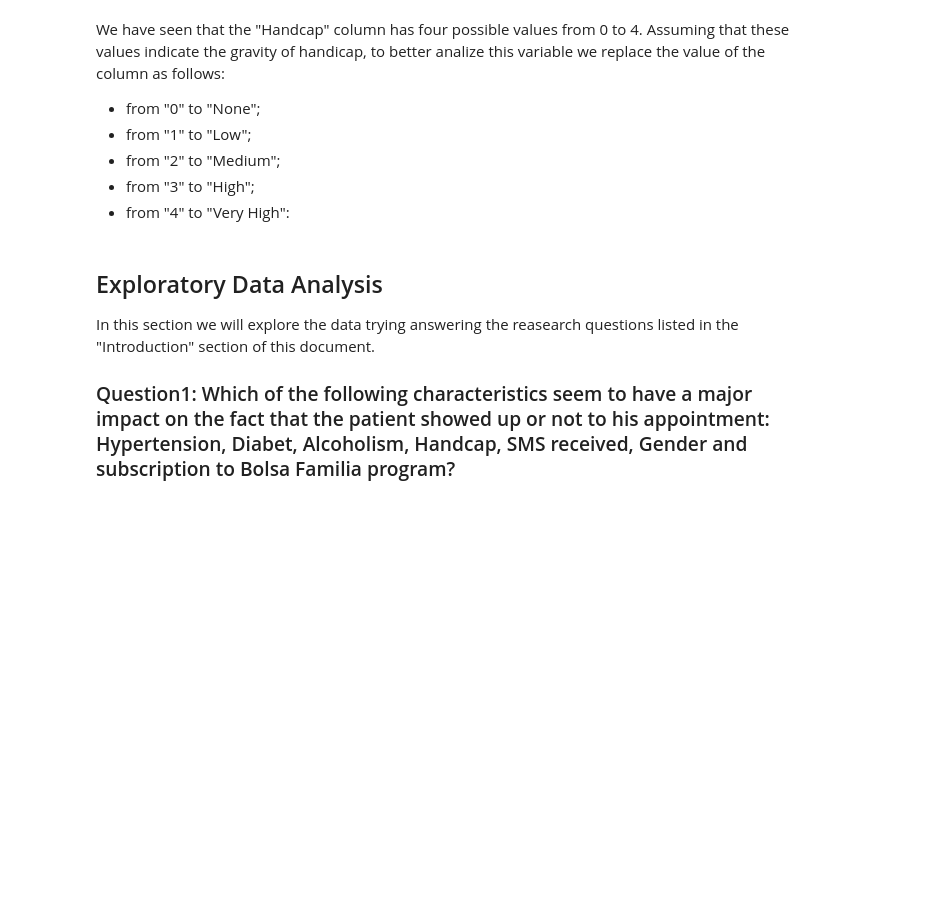
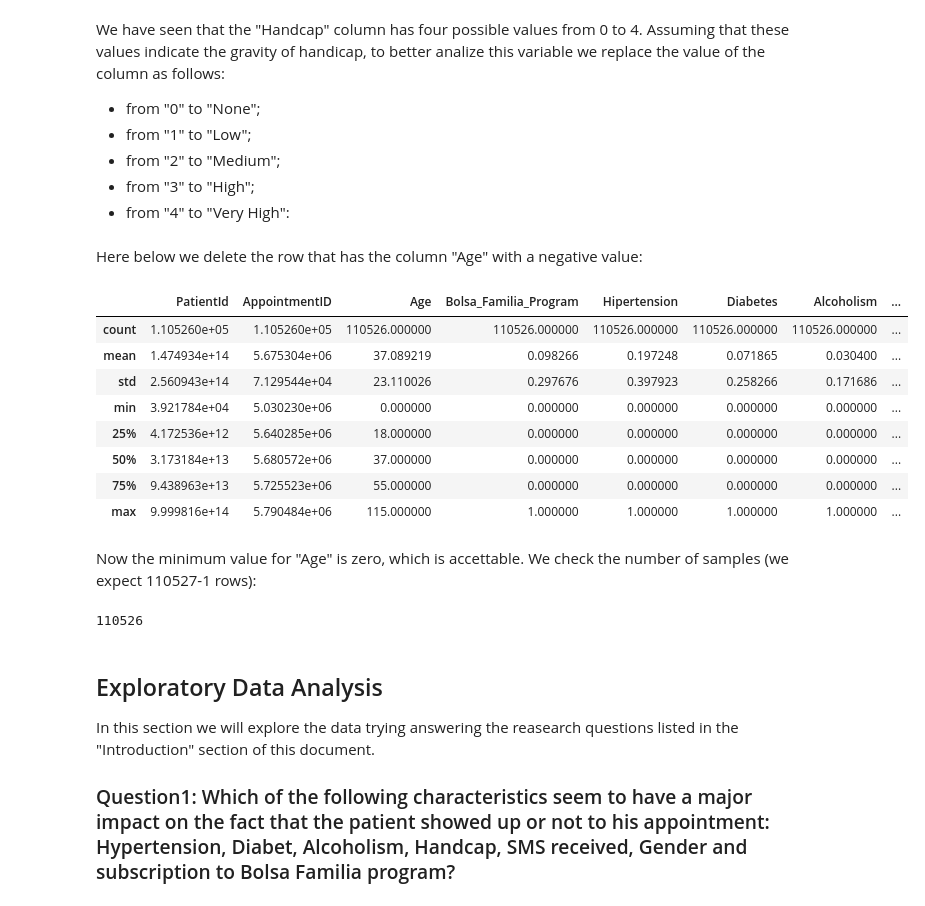
Before and after one commit to mariangelabonghi/Investigate-Dataset-Udacity-Nanodegree, a Jupyter notebook: investigate-a-dataset-project.ipynb, the cells around one changed output. Drawn from its saved outputs; the diff is of its cells as text; code cells hidden in the pictures; blank space fills up the shorter version.

Commit message:
feat: delete negative age value

```diff
--- a/investigate-a-dataset-project.ipynb
+++ b/investigate-a-dataset-project.ipynb
@@ -169,6 +189,28 @@ appointments.Handcap.replace('1', 'Low', inplace=True)
 appointments.Handcap.replace('2', 'Medium', inplace=True)
 appointments.Handcap.replace('3', 'High', inplace=True)
 appointments.Handcap.replace('4', 'Very High', inplace=True)
+# %% [markdown]
+Here below we delete the row that has the column "Age" with a negative value:
+# %%
+appointments.drop(appointments[appointments.Age < 0].index, inplace=True)
+# %%
+appointments.describe()
+# %% [output]
+|  | PatientId | AppointmentID | Age | Bolsa_Familia_Program | Hipertension | Diabetes | Alcoholism | ... |
+| count | 1.105260e+05 | 1.105260e+05 | 110526.000000 | 110526.000000 | 110526.000000 | 110526.000000 | 110526.000000 | ... |
+| mean | 1.474934e+14 | 5.675304e+06 | 37.089219 | 0.098266 | 0.197248 | 0.071865 | 0.030400 | ... |
+| std | 2.560943e+14 | 7.129544e+04 | 23.110026 | 0.297676 | 0.397923 | 0.258266 | 0.171686 | ... |
+| min | 3.921784e+04 | 5.030230e+06 | 0.000000 | 0.000000 | 0.000000 | 0.000000 | 0.000000 | ... |
+| 25% | 4.172536e+12 | 5.640285e+06 | 18.000000 | 0.000000 | 0.000000 | 0.000000 | 0.000000 | ... |
+| 50% | 3.173184e+13 | 5.680572e+06 | 37.000000 | 0.000000 | 0.000000 | 0.000000 | 0.000000 | ... |
+| 75% | 9.438963e+13 | 5.725523e+06 | 55.000000 | 0.000000 | 0.000000 | 0.000000 | 0.000000 | ... |
+| max | 9.999816e+14 | 5.790484e+06 | 115.000000 | 1.000000 | 1.000000 | 1.000000 | 1.000000 | ... |
+# %% [markdown]
+Now the minimum value for "Age" is zero, which is accettable. We check the number of samples (we expect 110527-1 rows):
+# %%
+appointments.shape[0]
+# %% [output]
+110526
 # %% [markdown]
 <a id='eda'></a>
 ## Exploratory Data Analysis
```
Also changed, not shown: parts of 4 cells of this notebook.
